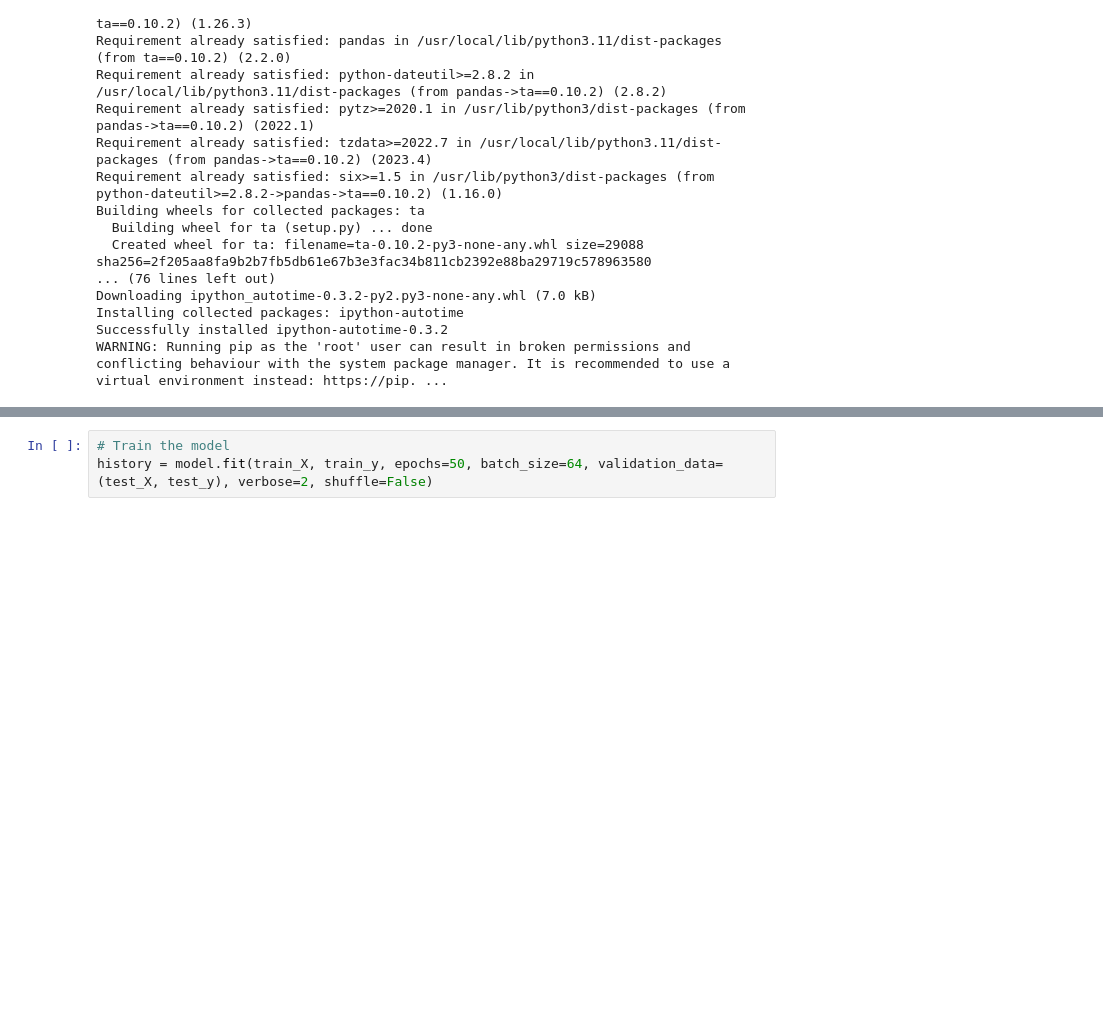
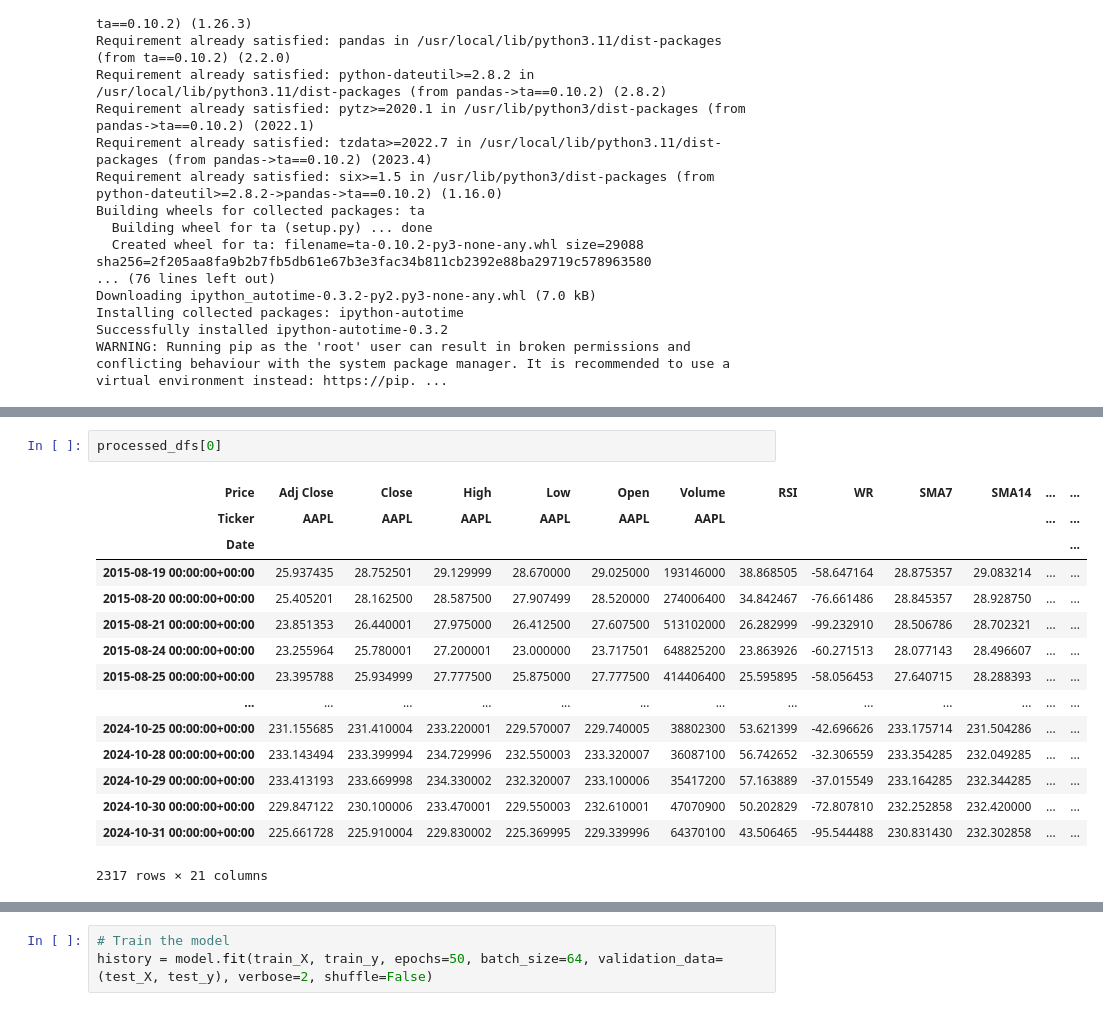
Before and after one commit to adefiqri12/GAN-LSTM-stock-price-prediction, a Jupyter notebook: stock_prediction_LSTM_temporal_output.ipynb, the cells around one changed output, grey strips where cells are left out. Saved outputs shown, nothing was run; the diff lists cells and outputs as text; blank space fills up the shorter version.

```diff
--- a/stock_prediction_temporal_output.ipynb
+++ b/stock_prediction_LSTM_temporal_output.ipynb
@@ -106,0 +82,18 @@ time: 4.38 s (started: 2024-11-18 03:58:17 +00:00)
+# %%
+processed_dfs[0]
+# %% [output]
+| Price | Adj Close | Close | High | Low | Open | Volume | RSI | WR | SMA7 | SMA14 | ... | ... |
+| Ticker | AAPL | AAPL | AAPL | AAPL | AAPL | AAPL |  |  |  |  | ... | ... |
+| Date |  |  |  |  |  |  |  |  |  |  |  | ... |
+| 2015-08-19 00:00:00+00:00 | 25.937435 | 28.752501 | 29.129999 | 28.670000 | 29.025000 | 193146000 | 38.868505 | -58.647164 | 28.875357 | 29.083214 | ... | ... |
+| 2015-08-20 00:00:00+00:00 | 25.405201 | 28.162500 | 28.587500 | 27.907499 | 28.520000 | 274006400 | 34.842467 | -76.661486 | 28.845357 | 28.928750 | ... | ... |
+| 2015-08-21 00:00:00+00:00 | 23.851353 | 26.440001 | 27.975000 | 26.412500 | 27.607500 | 513102000 | 26.282999 | -99.232910 | 28.506786 | 28.702321 | ... | ... |
+| 2015-08-24 00:00:00+00:00 | 23.255964 | 25.780001 | 27.200001 | 23.000000 | 23.717501 | 648825200 | 23.863926 | -60.271513 | 28.077143 | 28.496607 | ... | ... |
+| 2015-08-25 00:00:00+00:00 | 23.395788 | 25.934999 | 27.777500 | 25.875000 | 27.777500 | 414406400 | 25.595895 | -58.056453 | 27.640715 | 28.288393 | ... | ... |
+| ... | ... | ... | ... | ... | ... | ... | ... | ... | ... | ... | ... | ... |
+| 2024-10-25 00:00:00+00:00 | 231.155685 | 231.410004 | 233.220001 | 229.570007 | 229.740005 | 38802300 | 53.621399 | -42.696626 | 233.175714 | 231.504286 | ... | ... |
+| 2024-10-28 00:00:00+00:00 | 233.143494 | 233.399994 | 234.729996 | 232.550003 | 233.320007 | 36087100 | 56.742652 | -32.306559 | 233.354285 | 232.049285 | ... | ... |
+| 2024-10-29 00:00:00+00:00 | 233.413193 | 233.669998 | 234.330002 | 232.320007 | 233.100006 | 35417200 | 57.163889 | -37.015549 | 233.164285 | 232.344285 | ... | ... |
+| 2024-10-30 00:00:00+00:00 | 229.847122 | 230.100006 | 233.470001 | 229.550003 | 232.610001 | 47070900 | 50.202829 | -72.807810 | 232.252858 | 232.420000 | ... | ... |
+| 2024-10-31 00:00:00+00:00 | 225.661728 | 225.910004 | 229.830002 | 225.369995 | 229.339996 | 64370100 | 43.506465 | -95.544488 | 230.831430 | 232.302858 | ... | ... |
+2317 rows × 21 columns
```
Also changed, not shown: parts of 9 cells of this notebook, 1 other file.
